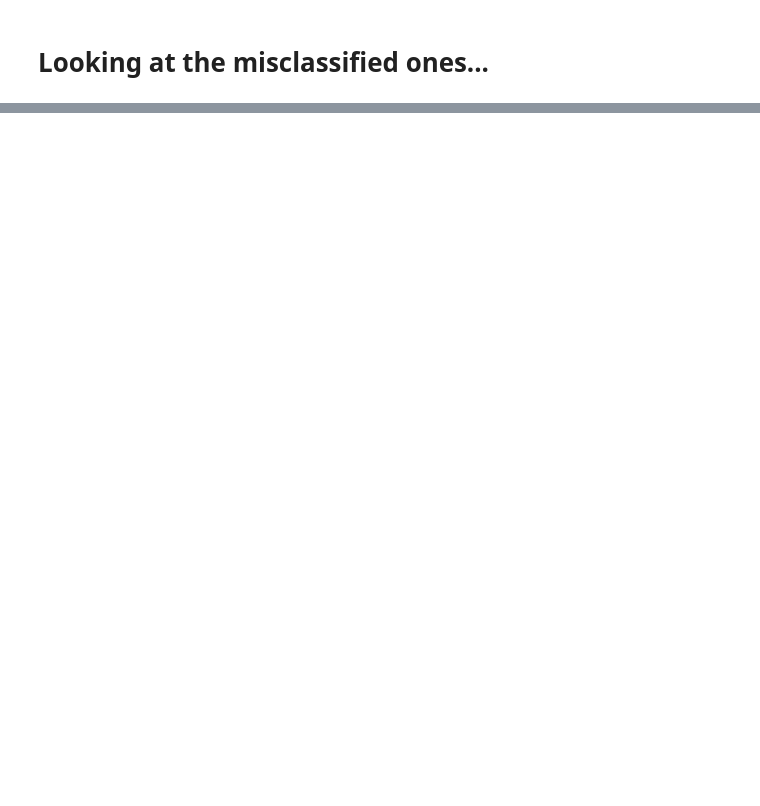
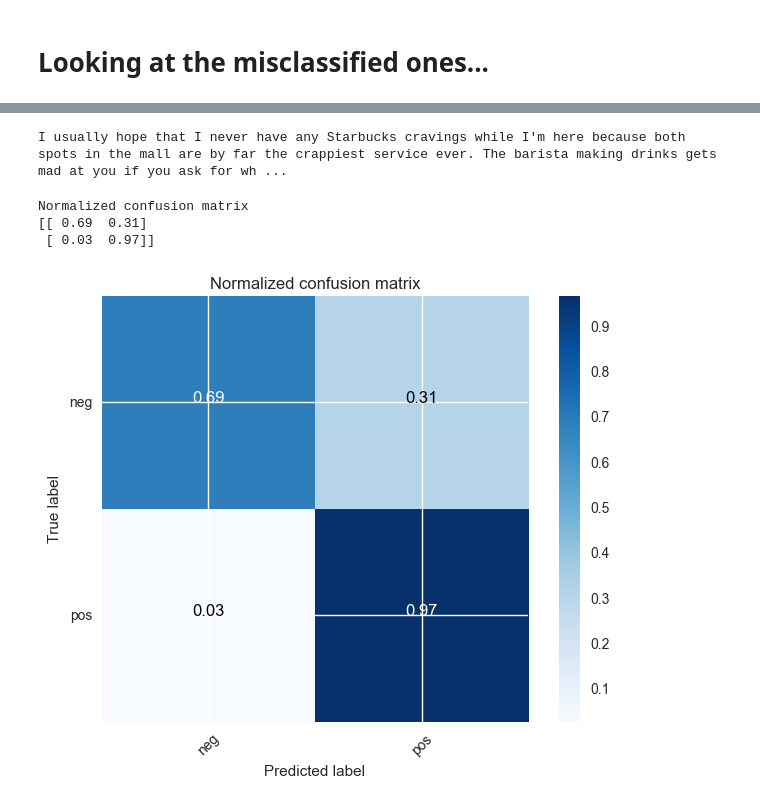
Before and after one commit to zihaoxu/CS181_Final_Project, a Jupyter notebook: 1. NLTK Classifier/0. NLTK Classifier (91 % accuracy) - Pickle all the documents.ipynb, the cells around one changed output, grey strips where cells are left out. Cells and saved outputs as stored; diff of their text form; code cells hidden in the pictures; blank space fills up the shorter version.

```diff
--- a/1. NLTK Classifier/0. NLTK Classifier (91 % accuracy) - Pickle all the documents.ipynb
+++ b/1. NLTK Classifier/0. NLTK Classifier (91 % accuracy) - Pickle all the documents.ipynb
@@ -317,8 +305,16 @@ for i in range(1):
 # %% [markdown]
 # Looking at the misclassified ones...
-# %%
-result = defaultdict(list)
-for i in range(len(testing_set)):
-    pred, conf = sentiment(testing_set[i][1])
-    result['pred'].append(pred)
-    result['pred'].append(pred)
+# %%
+res = defaultdict(list)
+
+# take the test set
+temp_documents = documents[3000:]
+
+for i in range(len(temp_documents)):
+    pred, conf = sentiment(temp_documents[i][0])
+    res['text'].append(temp_documents[i][0])
+    res['confidence'].append(conf)
+    res['predicted'].append(pred)
+    res['actual'].append(temp_documents[i][1])
+res = pd.DataFrame(res)
+res.head()
@@ -324,0 +328,9 @@ for i in range(len(testing_set)):
+# %%
+res['actual_encode'] = np.where((res['actual'] == 4.0) | (res['actual'] == 5.0), 'pos', 'neg')
+
+misclassified = res[res['actual_encode'] != res['predicted']]
+misclassified = misclassified[misclassified['actual']!=3]
+misclassified.index = range(len(misclassified))
+print("number of misclassifications: ", len(misclassified))
+print("misclassification rate: ", len(misclassified) / len(temp_documents))
+misclassified.head()
@@ -324,0 +346,4 @@ for i in range(len(testing_set)):
+# %%
+print(misclassified.loc[2, 'text'])
+# %% [output]
+I usually hope that I never have any Starbucks cravings while I'm here because both spots in the mall are by far the crappiest service ever. The barista making drinks gets mad at you if you ask for wh ...
@@ -324,0 +384,20 @@ for i in range(len(testing_set)):
+# %%
+y_test = res['actual_encode']
+y_pred = res['predicted']
+class_names = ['neg', 'pos']
+
+
+# Compute confusion matrix
+cnf_matrix = confusion_matrix(y_test, y_pred)
+
+# Plot normalized confusion matrix
+plt.figure()
+plot_confusion_matrix(cnf_matrix, classes=class_names, normalize=True,
+                      title='Normalized confusion matrix')
+
+plt.show()
+# %% [output]
+Normalized confusion matrix
+[[ 0.69  0.31]
+ [ 0.03  0.97]]
+[figure, added]
```
Also changed, not shown: parts of 11 cells of this notebook, 10 other files.
